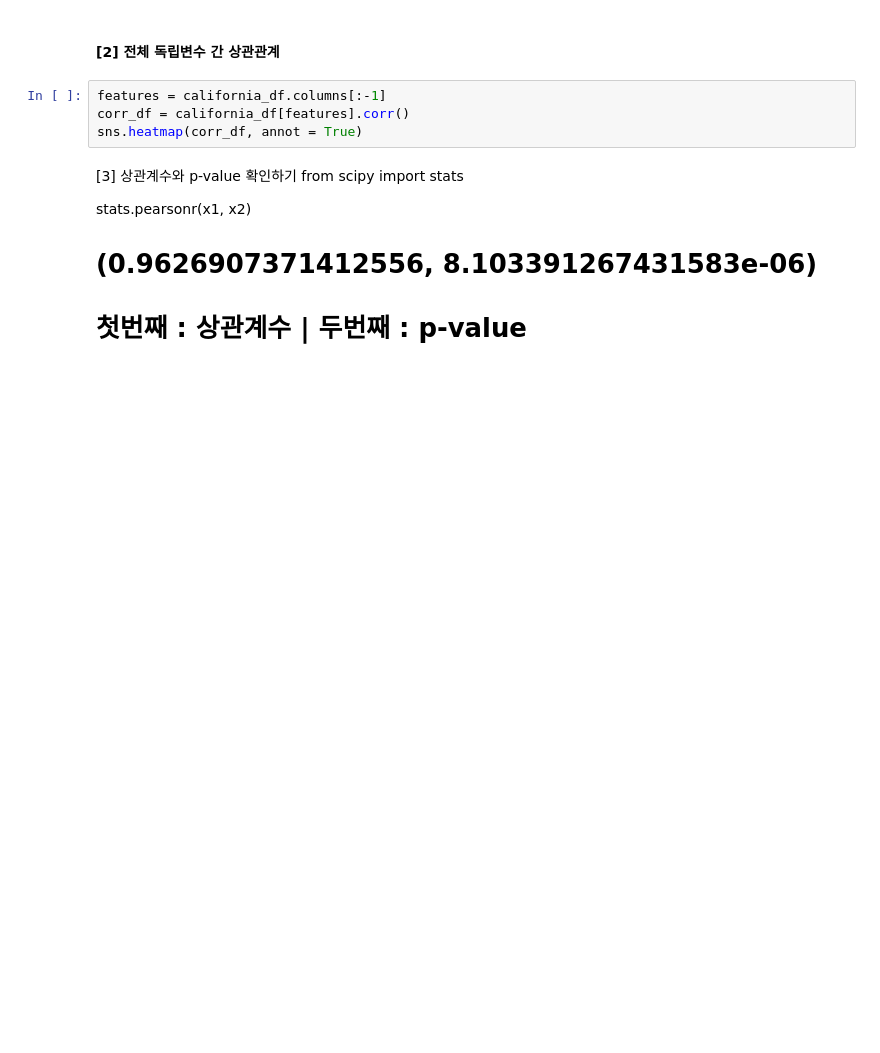
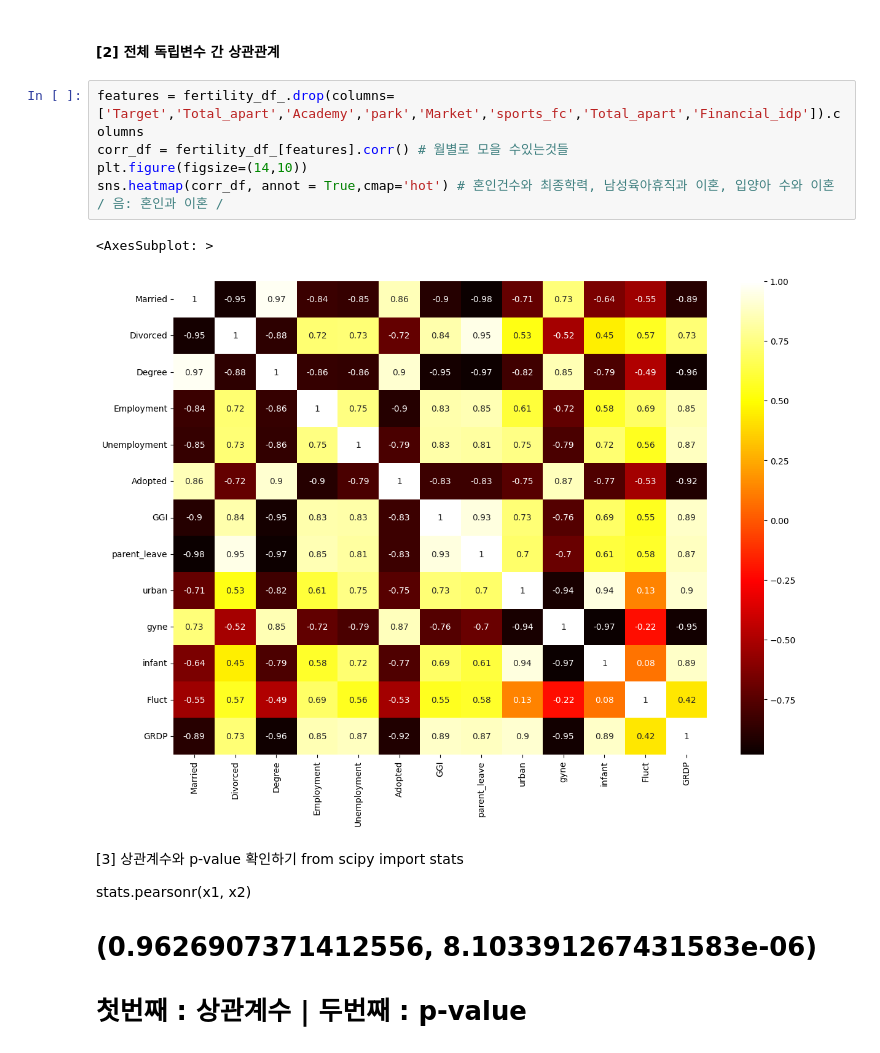
Before and after one commit to jewoodev/To_raise_a_child_well, a Jupyter notebook: data/dohee/230217_EDA.ipynb, the cells around one changed output. Saved outputs shown, nothing was run; the diff lists cells and outputs as text; blank space fills up the shorter version.

```diff
--- a/data/dohee/230217_EDA.ipynb
+++ b/data/dohee/230217_EDA.ipynb
@@ -49,9 +247,13 @@ sns.pairplot(california_df[features])
 # %% [markdown]
 #### [2] 전체 독립변수 간 상관관계
 # %%
-features = california_df.columns[:-1]
-corr_df = california_df[features].corr()
-sns.heatmap(corr_df, annot = True)
+features = fertility_df_.drop(columns=['Target','Total_apart','Academy','park','Market','sports_fc','Total_apart','Financial_idp']).columns
+corr_df = fertility_df_[features].corr() # 월별로 모을 수있는것들
+plt.figure(figsize=(14,10))
+sns.heatmap(corr_df, annot = True,cmap='hot') # 혼인건수와 최종학력, 남성육아휴직과 이혼, 입양아 수와 이혼 / 음: 혼인과 이혼 /
+# %% [output]
+<AxesSubplot: >
+[figure, added]
 # %% [markdown]
 [3] 상관계수와 p-value 확인하기
 from scipy import stats
```
Also changed, not shown: parts of 16 cells of this notebook.
